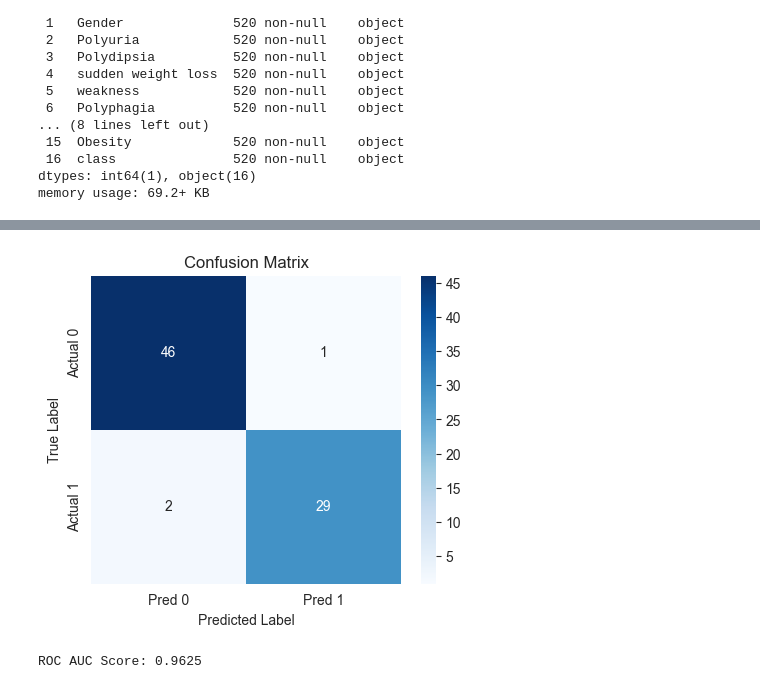
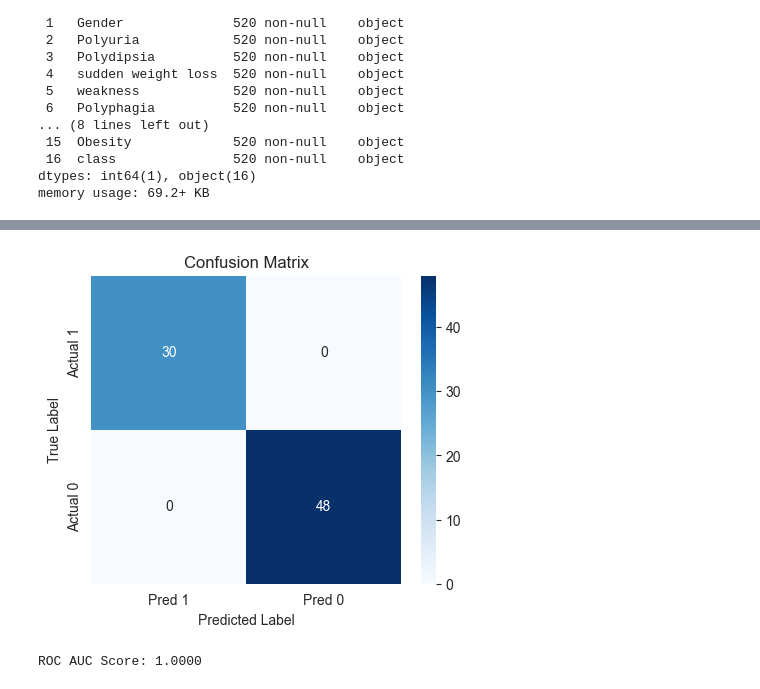
Before and after one commit to sathwikmethari/Diabetes-risk-pred, a Jupyter notebook: Pytorch_version.ipynb, the cells around one changed output, grey strips where cells are left out. Cells and saved outputs as stored; diff of their text form; code cells hidden in the pictures.

```diff
--- a/Pytorch_version.ipynb
+++ b/Pytorch_version.ipynb
@@ -149,37 +153,8 @@ X_train,y_train=torch.from_numpy(X_train).to(torch.float32),torch.from_numpy(y_t
 X_test,X_val=torch.from_numpy(X_test).to(torch.float32),torch.from_numpy(X_val).to(torch.float32)
 
 y_test,y_val=torch.from_numpy(y_test).to(torch.float32),torch.from_numpy(y_val).to(torch.float32)
-# %%
-class ClassificationModel(nn.Module):
-    def __init__(self,input_shape,hidden_shape):
-        super().__init__()
-        self.stack1=nn.Sequential(
-            nn.Linear(in_features=input_shape,out_features=hidden_shape),
-            nn.ReLU(),
-            nn.Linear(in_features=hidden_shape,out_features=hidden_shape*4),
-        )
-        self.stack2=nn.Sequential(
-            nn.Linear(in_features=hidden_shape*4,out_features=hidden_shape),
-            nn.ReLU(),
-            nn.Linear(in_features=hidden_shape,out_features=hidden_shape*2),
-        )
-        self.stack3=nn.Sequential(
-            nn.Linear(in_features=hidden_shape*2,out_features=hidden_shape),
-            nn.ReLU(),
-            nn.Linear(hidden_shape,1),
-        )
-    def forward(self,x):
-        x=self.stack1(x)
-        x=self.stack2(x)
-        x=self.stack3(x)
-        return x
-
-def accuracy_fn(y_true, y_pred):
-    correct = torch.eq(y_true, y_pred).sum().item() # torch.eq() calculates where two tensors are equal
-    acc = (correct / len(y_pred)) * 100
-    return acc
 # %%
-model=ClassificationModel(len(X_train[0]),80)
+model=ClassificationModel(len(X_train[0]),64)
 metric = ConfusionMatrix(task="binary", num_classes=2)
 loss_fn = nn.BCEWithLogitsLoss(pos_weight=class_weights)
 optimizer=torch.optim.Adam(params=model.parameters(),lr=0.008)
@@ -220,19 +195,21 @@ Epoch->45, Train_loss-->0.006, Train_accuracy-->100.000, Test_loss-->0.081 Test_
 # %%
-y_test_logits=model(X_test).squeeze()
-y_test_pred=torch.round(torch.sigmoid(y_test_logits))
+model.eval()
+with torch.inference_mode():
+    y_test_logits=model(X_test).squeeze()
+    y_test_pred=torch.round(torch.sigmoid(y_test_logits))
 cm1 = metric(y_test,y_test_pred)
 
 plt.figure(figsize=(5, 4))
-sns.heatmap(cm1, annot=True, fmt='d', cmap='Blues', xticklabels=["Pred 0", "Pred 1"], yticklabels=["Actual 0", "Actual 1"])
+sns.heatmap(cm1, annot=True, fmt='d', cmap='Blues', xticklabels=["Pred 1", "Pred 0"], yticklabels=["Actual 1", "Actual 0"])
 plt.xlabel("Predicted Label")
 plt.ylabel("True Label")
 plt.title("Confusion Matrix")
 plt.show()
 
 from sklearn.metrics import roc_auc_score
 auc_score = roc_auc_score(y_test.detach().numpy(), y_test_pred.detach().numpy())
 
 print(f"ROC AUC Score: {auc_score:.4f}")
 # %% [output]
-[figure, old version]
+[figure, new version]
-ROC AUC Score: 0.9625
+ROC AUC Score: 1.0000
```
Also changed, not shown: parts of 11 cells of this notebook, 5 other files.
